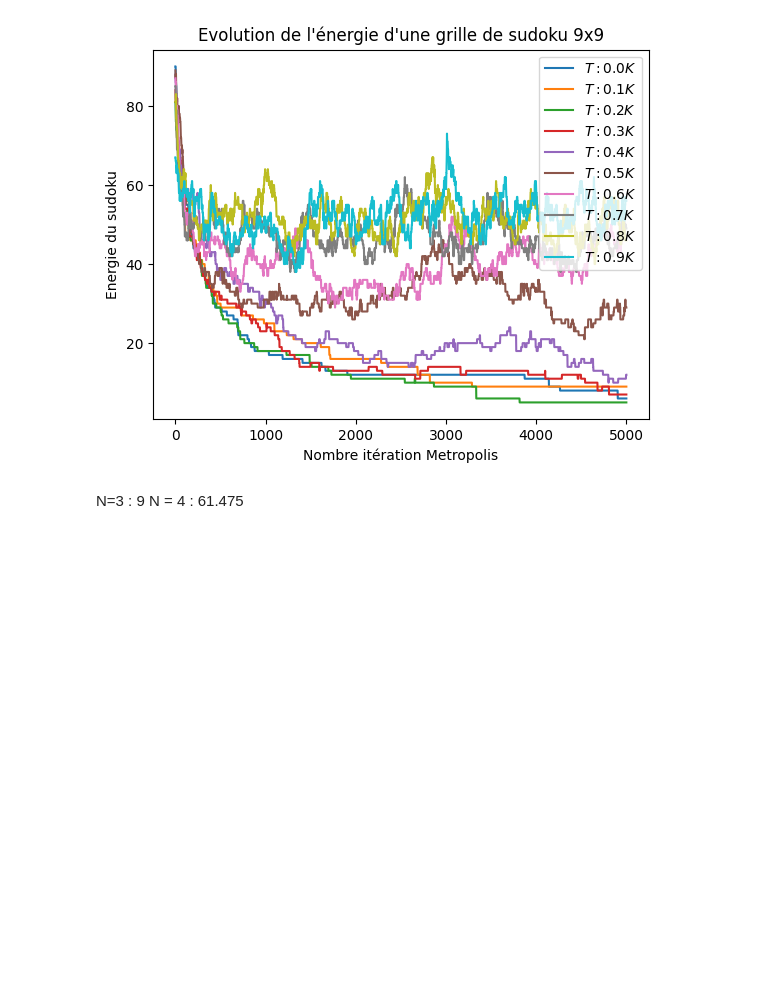
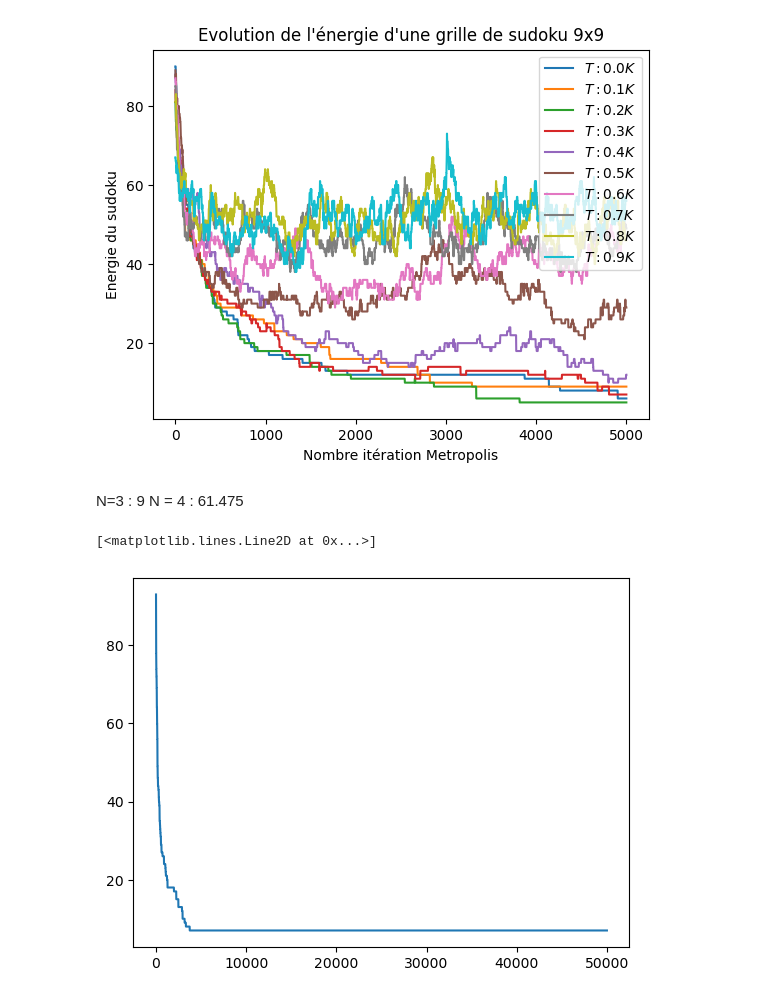
Before and after one commit to Gabriel-lct/ising-model-research, a Jupyter notebook: python/sudoku.ipynb, the cells around one changed output. Cells and saved outputs as stored; diff of their text form; code cells hidden in the pictures; blank space fills up the shorter version.

```diff
--- a/python/sudoku.ipynb
+++ b/python/sudoku.ipynb
@@ -164,3 +164,14 @@ Mean of the convergent energy: 26.6
 # %% [markdown]
 N=3 : 9
 N = 4 : 61.475
+# %%
+# LOAD/PLOT C++ DATA
+
+import numpy as np
+import matplotlib.pyplot as plt
+
+data = np.fromfile("../data/sudoku/data.bin", dtype=np.int32)
+plt.plot(data)
+# %% [output]
+[<matplotlib.lines.Line2D at 0x...>]
+[figure, added]
```
Also changed, not shown: 3 other files.
